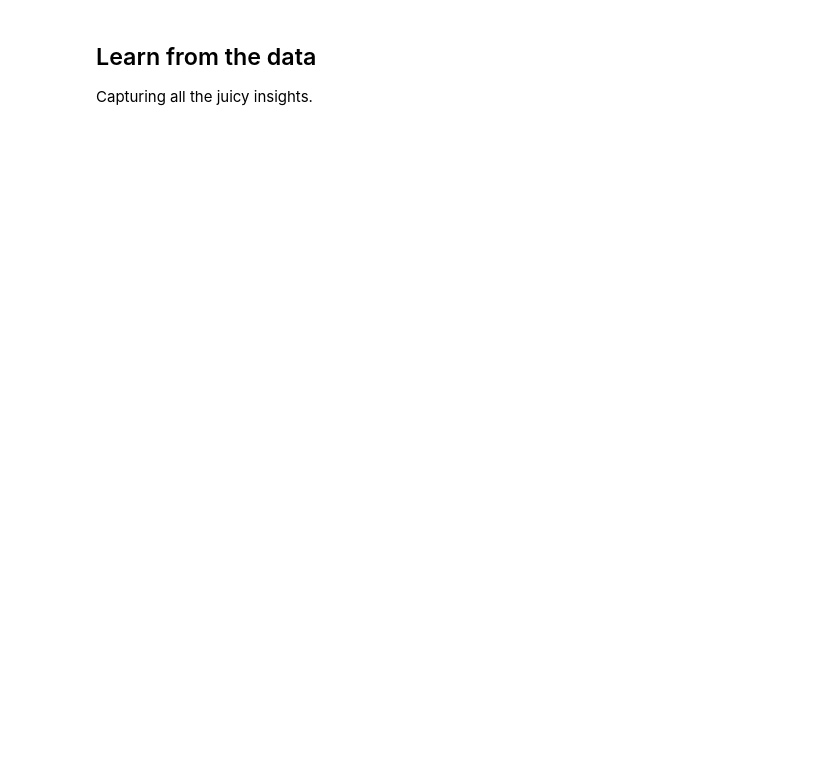
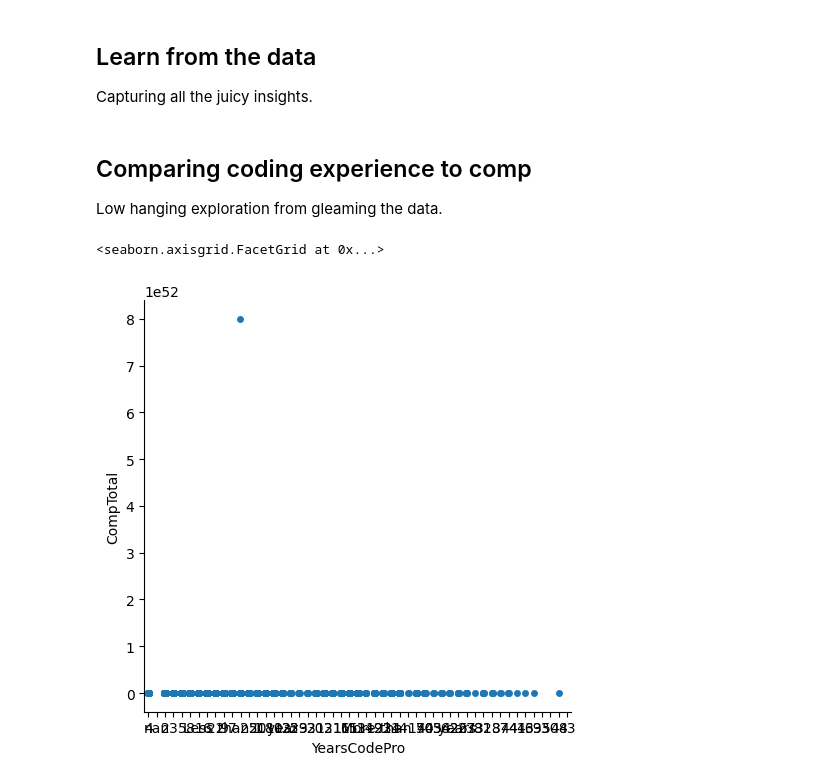
Before and after one commit to digitarald/ds-together-demo, a Jupyter notebook: survey.ipynb, the cells around one changed output. Cells and saved outputs as stored; diff of their text form; code cells hidden in the pictures; blank space fills up the shorter version.

```diff
--- a/survey.ipynb
+++ b/survey.ipynb
@@ -23,6 +23,6 @@ import seaborn as sns
 
 Load up the survey data and try to make sense of it.
 # %%
-df = pd.read_csv('datasets/survey_results_public_2022.csv')
+df = pd.read_csv('datasets/survey_results_public_2021_ds.csv')
 # %%
 df.head()
@@ -30,3 +38,13 @@ df.head()
 ## Learn from the data
 
 Capturing all the juicy insights.
+# %% [markdown]
+## Comparing coding experience to comp
+
+Low hanging exploration from gleaming the data.
+# %%
+# Plot years of pro coding experience against total compensation
+sns.catplot(data=df, x='YearsCodePro', y='CompTotal')
+# %% [output]
+<seaborn.axisgrid.FacetGrid at 0x...>
+[figure, added]
```
Also changed, not shown: parts of 1 cell of this notebook.
